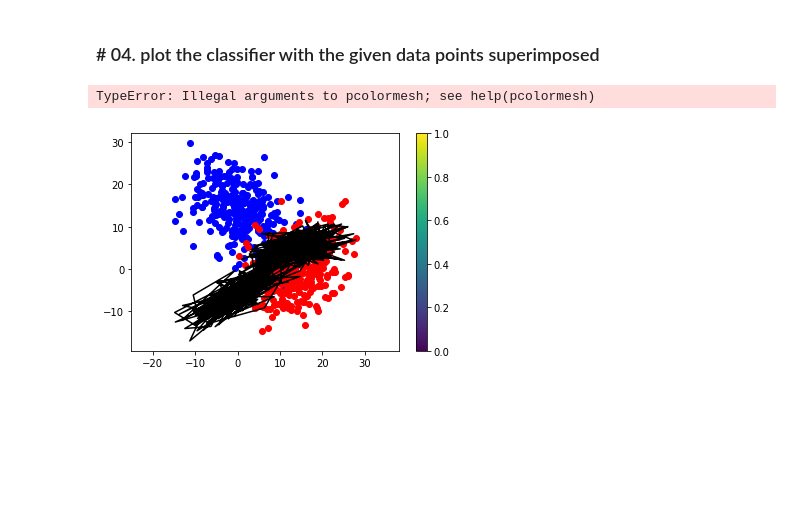
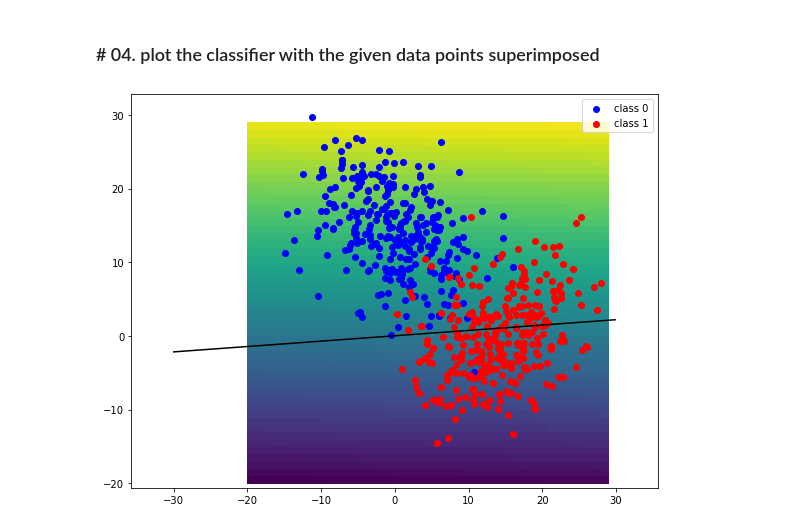
Before and after one commit to YJbonobono/assignment-machine-learning, a Jupyter notebook: 08/assignment_08_new.ipynb, the cells around one changed output. Cells and saved outputs as stored; diff of their text form; code cells hidden in the pictures; blank space fills up the shorter version.

Commit message:
modified plotting last graph -눈물나..

```diff
--- a/08/assignment_08_new.ipynb
+++ b/08/assignment_08_new.ipynb
@@ -128,8 +118,6 @@ iteration = 4996, loss = 0.10718
 iteration = 4997, loss = 0.10718
 iteration = 4998, loss = 0.10718
 iteration = 4999, loss = 0.10718
-# %%
-f = theta[0] + theta[1] * point_x + theta[2] * point_y
 # %% [markdown]
 ## plot the results
 # %%
@@ -180,22 +168,26 @@ def plot_model_parameter(theta_iteration):
     plt.tight_layout()
     plt.show()
 # %%
-def plot_classifier(point_x, point_y, label, f):
+
+def plot_classifier(point_x, point_y, label):
+    plt.figure(figsize=(8,6))
+    plt.pcolormesh(x, y, Z, shading='auto', vmin=Z.min(), vmax=Z.max())
+
 
 
     plt.scatter(px0, py0, marker='o', c='blue', label='class 0')
     plt.scatter(px1, py1, marker='o', c='red', label='class 1')
+    plt.legend()
 
-    plt.plot(point_x, f, '-', color = 'black')
+    plt.plot(X, f, '-', c='black')
+
     plt.axis('equal')
 
-
-    plt.colorbar()
     #ax.set_facecolor('coolwarm')
-    plt.pcolormesh([point_x, point_y], f,cmap="coolwarm")
-
-    plt.legend()
-
+    #plt.pcolormesh([point_x, point_y], f,cmap="coolwarm")
+    #plt.imshow(f,cmap="inferno")
+    #plt.pcolormesh(X, Y, data=f)
+    #ax.colorbar()
 
     plt.tight_layout()
     plt.show()
@@ -226,7 +218,6 @@ plot_loss_curve(loss_iteration)
 # %% [markdown]
 ### # 04. plot the classifier with the given data points superimposed
 # %%
-plot_classifier(point_x, point_y, label, f)
+plot_classifier(point_x, point_y, label)
 # %% [output]
-TypeError: Illegal arguments to pcolormesh; see help(pcolormesh)
-[figure, old version]
+[figure, new version]
```
Also changed, not shown: parts of 3 cells of this notebook.
